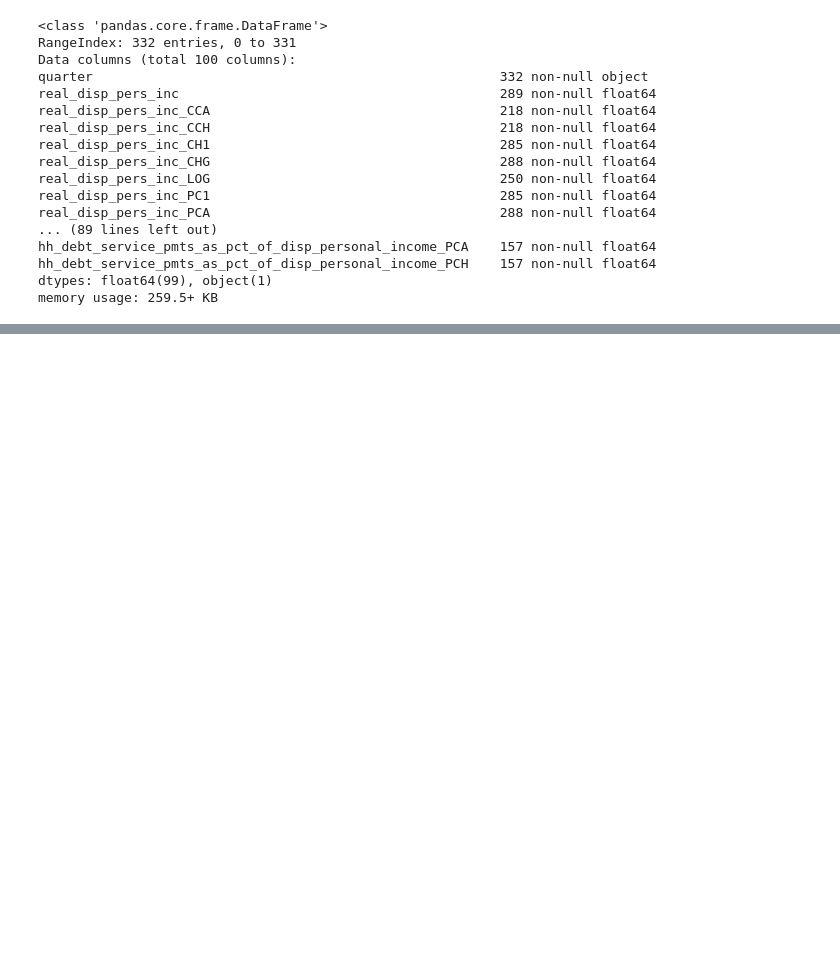
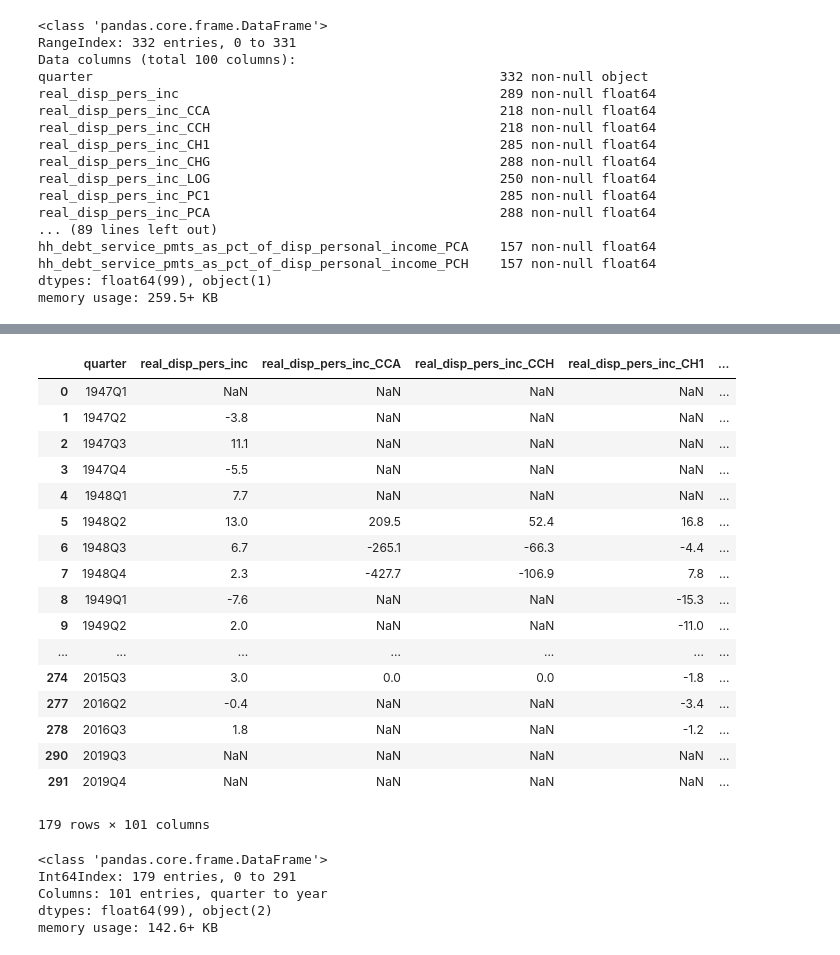
Before and after one commit to lorijta92/machine-learning-predicting-recessions, a Jupyter notebook: notebooks/FRED_data.ipynb, the cells around one changed output, grey strips where cells are left out. Cells and saved outputs as stored; diff of their text form; code cells hidden in the pictures; blank space fills up the shorter version.

Commit message:
remove records where year > 2019 and check for null values

```diff
--- a/notebooks/FRED_data.ipynb
+++ b/notebooks/FRED_data.ipynb
@@ -190,0 +219,7 @@ memory usage: 259.5+ KB
+# %%
+df_rename['year'] = df_rename['quarter'].apply(lambda x: x[:4])
+
+df_rename.head()
+
+df_subset = df_rename[df_rename['year'].astype(int) < 2020]
+df_subset.tail()
@@ -190,0 +234,31 @@ memory usage: 259.5+ KB
+# %%
+# Check for null values
+null_data = df_subset[df_subset.isnull().any(axis=1)]
+null_data
+# %% [output]
+|  | quarter | real_disp_pers_inc | real_disp_pers_inc_CCA | real_disp_pers_inc_CCH | real_disp_pers_inc_CH1 | ... |
+| 0 | 1947Q1 | NaN | NaN | NaN | NaN | ... |
+| 1 | 1947Q2 | -3.8 | NaN | NaN | NaN | ... |
+| 2 | 1947Q3 | 11.1 | NaN | NaN | NaN | ... |
+| 3 | 1947Q4 | -5.5 | NaN | NaN | NaN | ... |
+| 4 | 1948Q1 | 7.7 | NaN | NaN | NaN | ... |
+| 5 | 1948Q2 | 13.0 | 209.5 | 52.4 | 16.8 | ... |
+| 6 | 1948Q3 | 6.7 | -265.1 | -66.3 | -4.4 | ... |
+| 7 | 1948Q4 | 2.3 | -427.7 | -106.9 | 7.8 | ... |
+| 8 | 1949Q1 | -7.6 | NaN | NaN | -15.3 | ... |
+| 9 | 1949Q2 | 2.0 | NaN | NaN | -11.0 | ... |
+| ... | ... | ... | ... | ... | ... | ... |
+| 274 | 2015Q3 | 3.0 | 0.0 | 0.0 | -1.8 | ... |
+| 277 | 2016Q2 | -0.4 | NaN | NaN | -3.4 | ... |
+| 278 | 2016Q3 | 1.8 | NaN | NaN | -1.2 | ... |
+| 290 | 2019Q3 | NaN | NaN | NaN | NaN | ... |
+| 291 | 2019Q4 | NaN | NaN | NaN | NaN | ... |
+179 rows × 101 columns
+# %%
+null_data.info()
+# %% [output]
+<class 'pandas.core.frame.DataFrame'>
+Int64Index: 179 entries, 0 to 291
+Columns: 101 entries, quarter to year
+dtypes: float64(99), object(2)
+memory usage: 142.6+ KB
```
Also changed, not shown: parts of 3 cells of this notebook.
